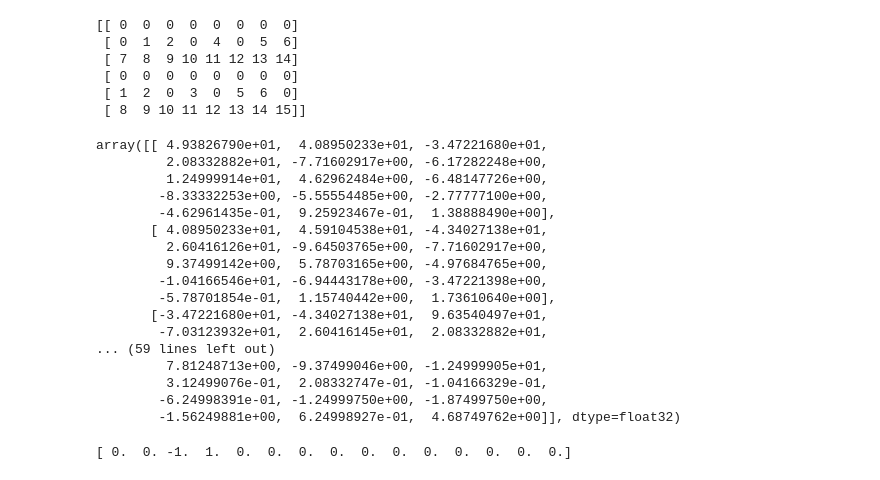
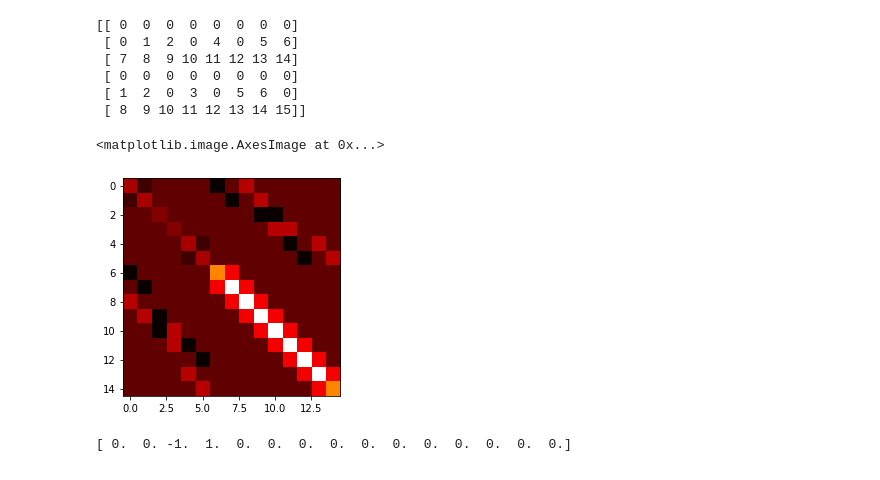
Before and after one commit to jacquetgottfried/cours_pont_aci, a Jupyter notebook: LIVE.ipynb, the cells around one changed output. Drawn from its saved outputs; the diff is of its cells as text; code cells hidden in the pictures.

```diff
--- a/LIVE.ipynb
+++ b/LIVE.ipynb
@@ -94,35 +94,20 @@ print(LM)
 # %%
 # Assemblage de la matrice de rigidité
 K_global_2 = np.zeros((15, 15), dtype=np.float32)
 
 K_global_2 = assemblage_matrice_rigidite(LM, 0, K_global_2, mat_elem_global_1)
 K_global_2 = assemblage_matrice_rigidite(LM, 1, K_global_2, mat_elem_global_2)
 K_global_2 = assemblage_matrice_rigidite(LM, 2, K_global_2, mat_elem_global_3)
 K_global_2 = assemblage_matrice_rigidite(LM, 3, K_global_2, mat_elem_global_4)
 K_global_2 = assemblage_matrice_rigidite(LM, 4, K_global_2, mat_elem_global_5)
 K_global_2 = assemblage_matrice_rigidite(LM, 5, K_global_2, mat_elem_global_6)
 K_global_2 = assemblage_matrice_rigidite(LM, 6, K_global_2, mat_elem_global_7)
 K_global_2 = assemblage_matrice_rigidite(LM, 7, K_global_2, mat_elem_global_8)
 
-np.linalg.inv(K_global_2)
+plt.imshow(K_global_2, cmap='hot', interpolation='nearest')
 # %% [output]
-array([[ 4.93826790e+01,  4.08950233e+01, -3.47221680e+01,
-         2.08332882e+01, -7.71602917e+00, -6.17282248e+00,
-         1.24999914e+01,  4.62962484e+00, -6.48147726e+00,
-        -8.33332253e+00, -5.55554485e+00, -2.77777100e+00,
-        -4.62961435e-01,  9.25923467e-01,  1.38888490e+00],
-       [ 4.08950233e+01,  4.59104538e+01, -4.34027138e+01,
-         2.60416126e+01, -9.64503765e+00, -7.71602917e+00,
-         9.37499142e+00,  5.78703165e+00, -4.97684765e+00,
-        -1.04166546e+01, -6.94443178e+00, -3.47221398e+00,
-        -5.78701854e-01,  1.15740442e+00,  1.73610640e+00],
-       [-3.47221680e+01, -4.34027138e+01,  9.63540497e+01,
-        -7.03123932e+01,  2.60416145e+01,  2.08332882e+01,
-... (59 lines left out)
-         7.81248713e+00, -9.37499046e+00, -1.24999905e+01,
-         3.12499076e-01,  2.08332747e-01, -1.04166329e-01,
-        -6.24998391e-01, -1.24999750e+00, -1.87499750e+00,
-        -1.56249881e+00,  6.24998927e-01,  4.68749762e+00]], dtype=float32)
+<matplotlib.image.AxesImage at 0x...>
+[figure, added]
 # %%
 #Vecteur de Force Nodale
 P_global    = np.zeros(15)
```
Also changed, not shown: 2 other files.
